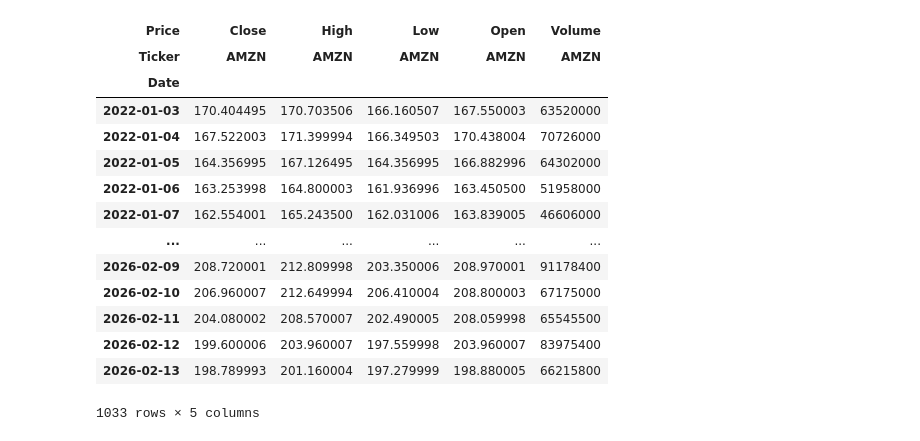
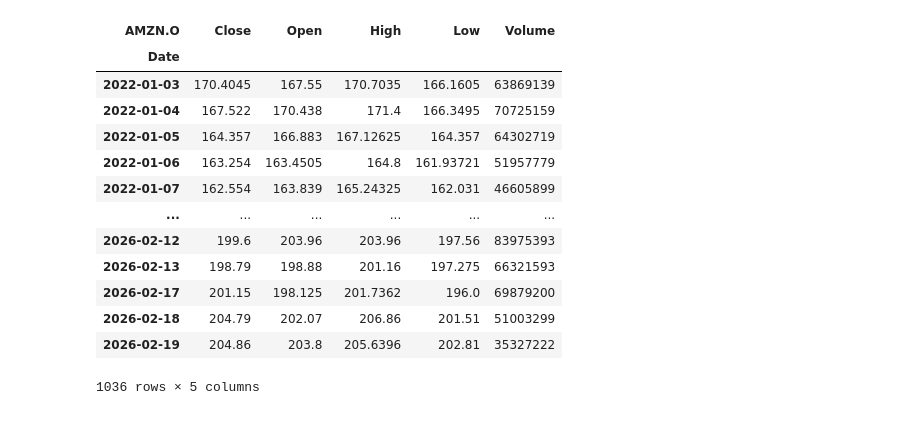
Before and after one commit to neftalivldz/finanzas_2026, a Jupyter notebook: 01_descargar_datos.ipynb, the cells around one changed output. Saved outputs shown, nothing was run; the diff lists cells and outputs as text; code cells hidden in the pictures.

```diff
--- a/01_descargar_datos.ipynb
+++ b/01_descargar_datos.ipynb
@@ -34,6 +66,6 @@ TypeError: unsupported format string passed to Series.__format__
 # %%
 # Crear instancia
-amzn = StockPriceDownloader('AMZN', '2022-01-01')
+amzn = StockPriceDownloader('AMZN.O', '2022-01-01')
 # Descargar datos
 df_amzn = amzn.download_data()
 
@@ -44,18 +76,17 @@ Successfully downloaded 1033 records
-| Price | Close | High | Low | Open | Volume |
-| Ticker | AMZN | AMZN | AMZN | AMZN | AMZN |
+| AMZN.O | Close | Open | High | Low | Volume |
 | Date |  |  |  |  |  |
-| 2022-01-03 | 170.404495 | 170.703506 | 166.160507 | 167.550003 | 63520000 |
-| 2022-01-04 | 167.522003 | 171.399994 | 166.349503 | 170.438004 | 70726000 |
-| 2022-01-05 | 164.356995 | 167.126495 | 164.356995 | 166.882996 | 64302000 |
-| 2022-01-06 | 163.253998 | 164.800003 | 161.936996 | 163.450500 | 51958000 |
-| 2022-01-07 | 162.554001 | 165.243500 | 162.031006 | 163.839005 | 46606000 |
+| 2022-01-03 | 170.4045 | 167.55 | 170.7035 | 166.1605 | 63869139 |
+| 2022-01-04 | 167.522 | 170.438 | 171.4 | 166.3495 | 70725159 |
+| 2022-01-05 | 164.357 | 166.883 | 167.12625 | 164.357 | 64302719 |
+| 2022-01-06 | 163.254 | 163.4505 | 164.8 | 161.93721 | 51957779 |
+| 2022-01-07 | 162.554 | 163.839 | 165.24325 | 162.031 | 46605899 |
 | ... | ... | ... | ... | ... | ... |
-| 2026-02-09 | 208.720001 | 212.809998 | 203.350006 | 208.970001 | 91178400 |
-| 2026-02-10 | 206.960007 | 212.649994 | 206.410004 | 208.800003 | 67175000 |
-| 2026-02-11 | 204.080002 | 208.570007 | 202.490005 | 208.059998 | 65545500 |
-| 2026-02-12 | 199.600006 | 203.960007 | 197.559998 | 203.960007 | 83975400 |
-| 2026-02-13 | 198.789993 | 201.160004 | 197.279999 | 198.880005 | 66215800 |
+| 2026-02-12 | 199.6 | 203.96 | 203.96 | 197.56 | 83975393 |
+| 2026-02-13 | 198.79 | 198.88 | 201.16 | 197.275 | 66321593 |
+| 2026-02-17 | 201.15 | 198.125 | 201.7362 | 196.0 | 69879200 |
+| 2026-02-18 | 204.79 | 202.07 | 206.86 | 201.51 | 51003299 |
+| 2026-02-19 | 204.86 | 203.8 | 205.6396 | 202.81 | 35327222 |
-1033 rows × 5 columns
+1036 rows × 5 columns
 # %%
 amzn.plot_closing_prices()
 # %% [output]
```
Also changed, not shown: parts of 5 cells of this notebook, 3 other files.
